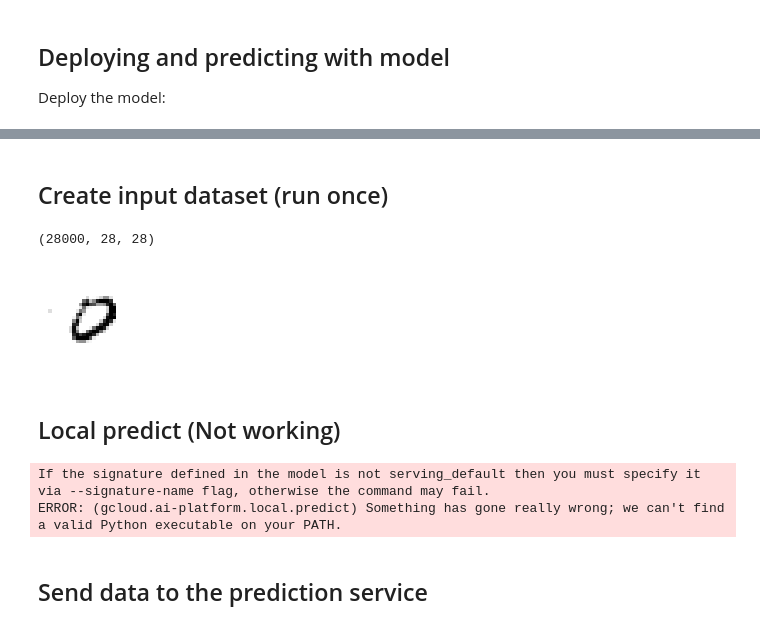
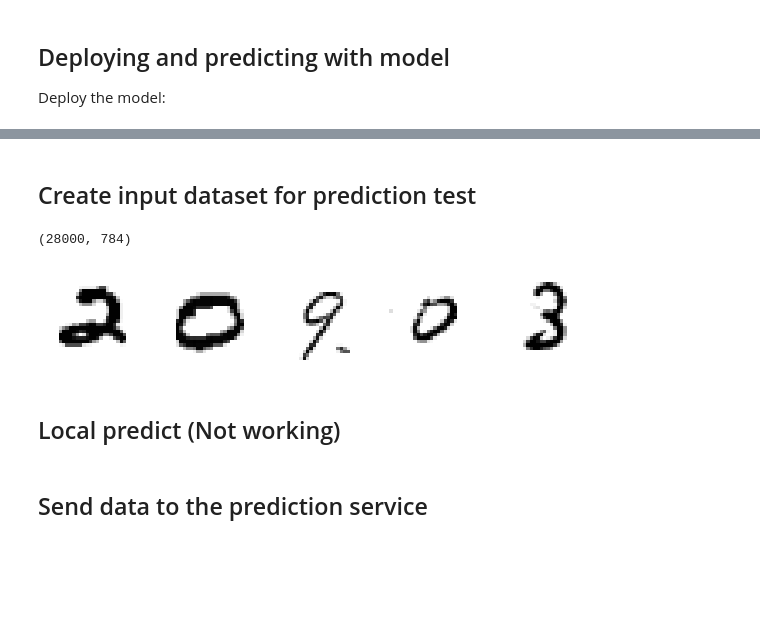
Before and after one commit to frh2020/kaggle, a Jupyter notebook: digit_recognizer/run_on_gcp/kaggle-digit-gcp-1-git.ipynb, the cells around one changed output, grey strips where cells are left out. Drawn from its saved outputs; the diff is of its cells as text; code cells hidden in the pictures; blank space fills up the shorter version.

```diff
--- a/digit_recognizer/run_on_gcp/kaggle-digit-gcp-1-git.ipynb
+++ b/digit_recognizer/run_on_gcp/kaggle-digit-gcp-1-git.ipynb
@@ -152,7 +153,7 @@ WARNING: The `gcloud ml-engine` commands have been renamed and will soon be remo
 Creating version (this might take a few minutes)......
 ........................................................................................................................................................................................................ ...
 # %% [markdown]
-## Create input dataset (run once)
+## Create input dataset for prediction test
 # %%
 # create json file from test iamges for predict
 
@@ -163,29 +164,17 @@ WIDTH = 28
 
 test = pd.read_csv('../data/test.csv')
 test_images = test.to_numpy().astype('float32')/255.0
-test_images = test_images.reshape(-1,HEIGHT,WIDTH)
-
-# convert all data
-
-jsondata = {"image": test_images.tolist()}
-
-#json.dump(jsondata, codecs.open("../data/test.json", "w", encoding = "utf-8"))
 # %%
 test_images.shape
 # %% [output]
-(28000, 28, 28)
+(28000, 784)
 # %%
 # convert same examples for testing
-IMGNO = [3]
-jsondata = {"image": test_images[IMGNO].reshape([HEIGHT,WIDTH]).tolist()}
-json.dump(jsondata, codecs.open("../data/test_1.json", "w", encoding = "utf-8"))
-
+IMGNO=5
 plt.figure(figsize=(20,5))
-i=0
-for IMG in IMGNO:
-    i+=1
-    plt.subplot(1, 10, i)
-    plt.imshow(test_images[IMG].reshape(HEIGHT, WIDTH), cmap=plt.cm.binary)
+for i in range(IMGNO):
+    plt.subplot(1, 10, i+1)
+    plt.imshow(test_images[i].reshape(HEIGHT, WIDTH), cmap=plt.cm.binary)
     plt.axis('off')
 # %% [output]
-[figure, old version]
+[figure, new version]
@@ -193,12 +189,9 @@ for IMG in IMGNO:
 ## Local predict (Not working)
 # %%
 # this maybe a cloud sdk not supporting python 2.7 on windows..
-!gcloud ai-platform local predict \
---model-dir=.\trained_test\export\1567026070\ \
---json-instances=test_1.json
+#!gcloud ai-platform local predict \
+#--model-dir=.\trained_test\export\1567026070\ \
+#--json-instances=test_1.json
-# %% [output]
-If the signature defined in the model is not serving_default then you must specify it via --signature-name flag, otherwise the command may fail.
-ERROR: (gcloud.ai-platform.local.predict) Something has gone really wrong; we can't find a valid Python executable on your PATH.
 # %% [markdown]
 ## Send data to the prediction service
 # %%
```
Also changed, not shown: parts of 14 cells of this notebook, 1 other file.
